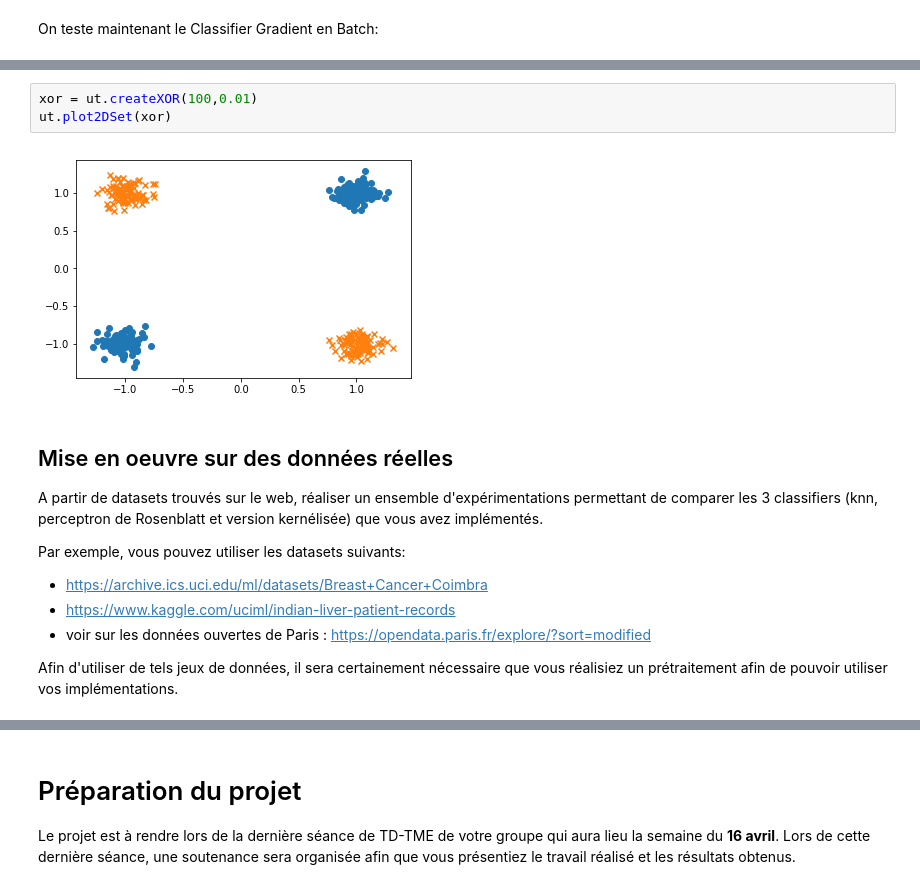
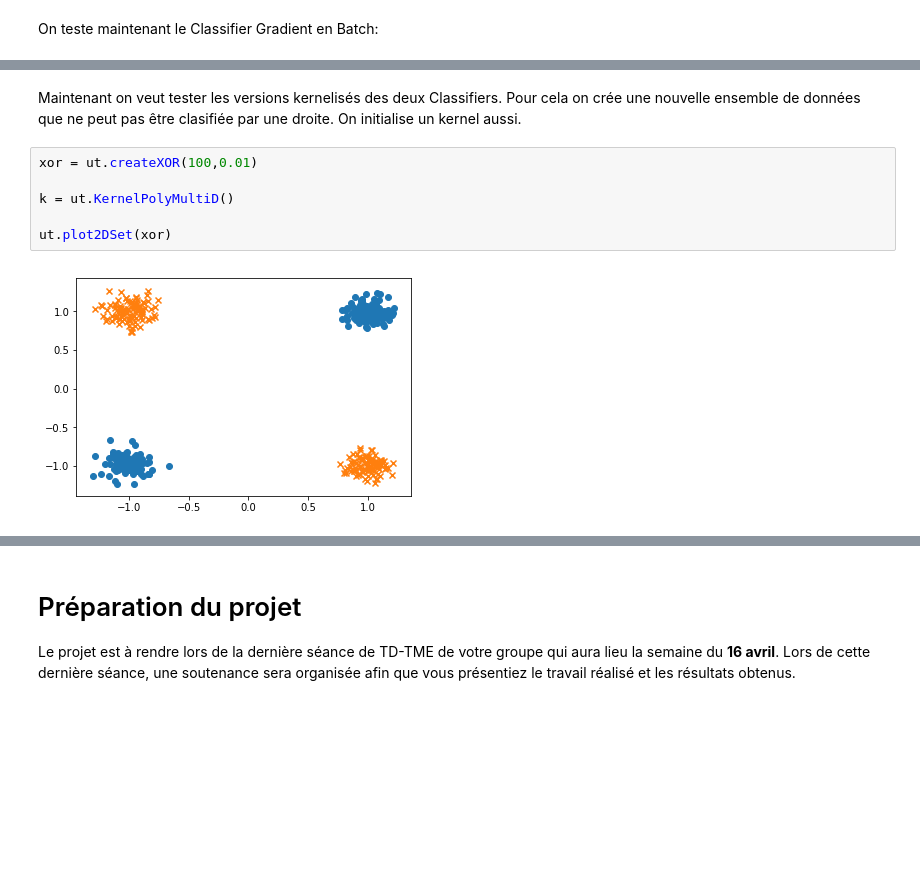
Before and after one commit to arianacarnielli/3I026, a Jupyter notebook: tme04/TME-04-Carnielli.ipynb, the cells around one changed output, grey strips where cells are left out. Cells and saved outputs as stored; diff of their text form; blank space fills up the shorter version.

```diff
--- a/tme04/TME-04-Carnielli.ipynb
+++ b/tme04/TME-04-Carnielli.ipynb
@@ -262,16 +394,10 @@ On teste maintenant le Classifier Gradient en Batch:
+# %% [markdown]
+Maintenant on veut tester les versions kernelisés des deux Classifiers. Pour cela on crée une nouvelle ensemble de données que ne peut pas être clasifiée par une droite. On initialise un kernel aussi.
 # %%
 xor = ut.createXOR(100,0.01)
+
+k = ut.KernelPolyMultiD()
+
 ut.plot2DSet(xor)
 # %% [output]
-[figure, old version]
+[figure, new version]
-# %% [markdown]
-Mise en oeuvre sur des données réelles
--------
-A partir de datasets trouvés sur le web, réaliser un ensemble d'expérimentations permettant de comparer les 3 classifiers (knn, perceptron de Rosenblatt et version kernélisée) que vous avez implémentés.
-
-Par exemple, vous pouvez utiliser les datasets suivants:
-- https://archive.ics.uci.edu/ml/datasets/Breast+Cancer+Coimbra
-- https://www.kaggle.com/uciml/indian-liver-patient-records
-- voir sur les données ouvertes de Paris : https://opendata.paris.fr/explore/?sort=modified
-
-Afin d'utiliser de tels jeux de données, il sera certainement nécessaire que vous réalisiez un prétraitement afin de pouvoir utiliser vos implémentations.
```
Also changed, not shown: parts of 16 cells of this notebook.
